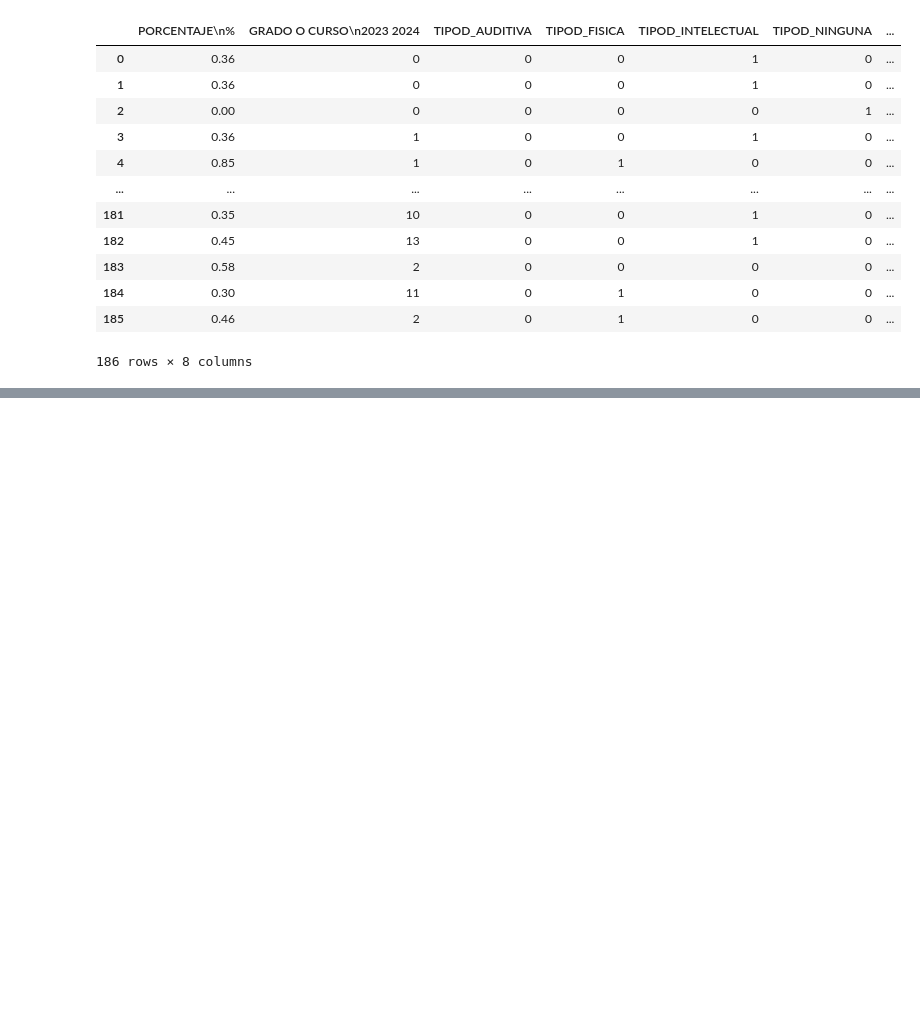
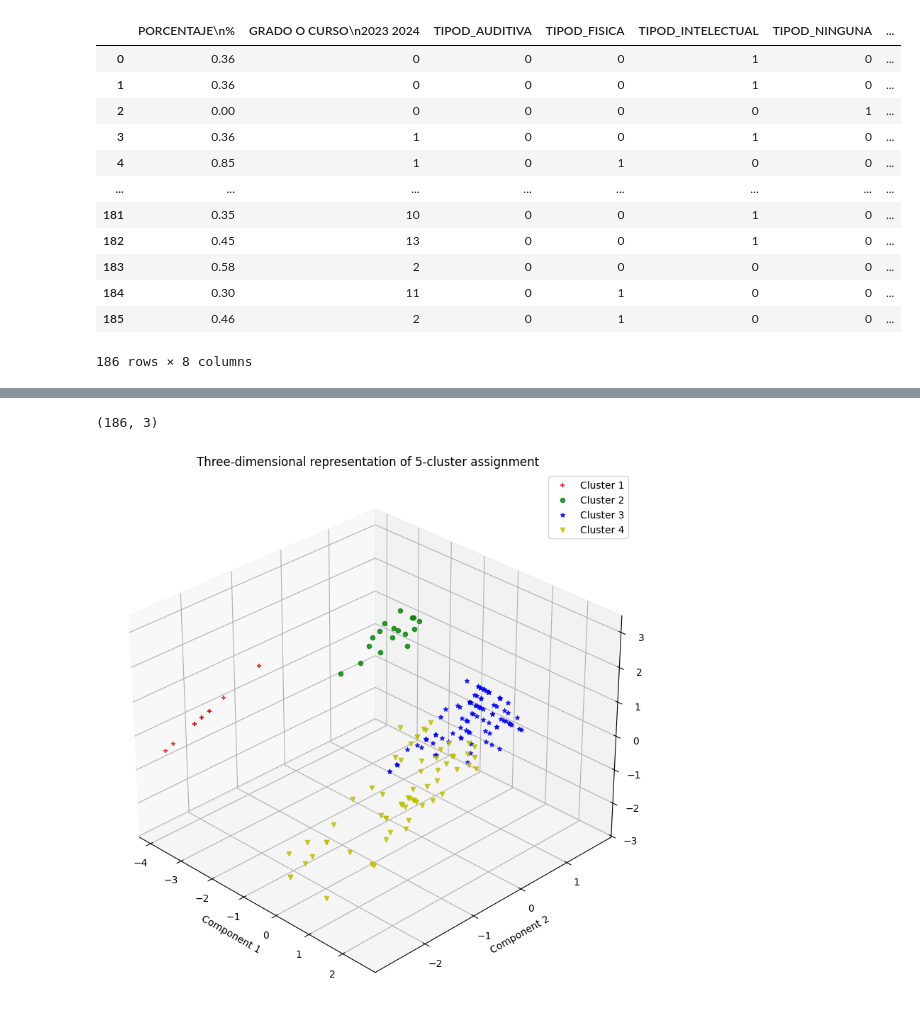
Before and after one commit to edgarMuno/DISCAPACIDADCLUSTERS, a Jupyter notebook: Vinculacion/SubConjuntoVariablesCluster.ipynb, the cells around one changed output, grey strips where cells are left out. Cells and saved outputs as stored; diff of their text form; code cells hidden in the pictures; blank space fills up the shorter version.

```diff
--- a/Vinculacion/SubConjuntoVariablesCluster.ipynb
+++ b/Vinculacion/SubConjuntoVariablesCluster.ipynb
@@ -37,0 +211,38 @@ plt.show(block=True)
+# %%
+pca_means2_3d = PCA(n_components=3).fit(df2_z_copy.iloc[:,:8])
+pca_3d_means2 = pca_means2_3d.transform(df2_z_copy.iloc[:,:8])
+pca_3d_means2.shape
+# %% [output]
+(186, 3)
+# %%
+from matplotlib import pyplot as plt
+from mpl_toolkits.mplot3d import Axes3D
+# from mpl_toolkits.mplot3d import proj3d
+
+fig = plt.figure(figsize=(12,8))
+ax = fig.add_subplot(111, projection='3d')
+
+for i in range(0, pca_3d_means2.shape[0]):
+    if df2_z_copy.cluster[i] == 0:
+        c1 = ax.scatter(pca_3d_means2[i,0], pca_3d_means2[i,1], pca_3d_means2[i,2], color='r', marker='+', alpha = 0.8)
+    elif df2_z_copy.cluster[i] == 1:
+        c2 = ax.scatter(pca_3d_means2[i,0], pca_3d_means2[i,1], pca_3d_means2[i,2], color='g', marker='o', alpha = 0.8)
+    elif df2_z_copy.cluster[i] == 2:
+        c3 = ax.scatter(pca_3d_means2[i,0], pca_3d_means2[i,1], pca_3d_means2[i,2], color='b', marker='*', alpha = 0.8)
+    elif df2_z_copy.cluster[i] == 3:
+        c4 = ax.scatter(pca_3d_means2[i,0], pca_3d_means2[i,1], pca_3d_means2[i,2], color='y', marker='v', alpha = 0.8)
+
+   # elif df2_z_copy.cluster[i] == 4:
+    #    c5 = ax.scatter(pca_3d_means2[i,0], pca_3d_means2[i,1], pca_3d_means2[i,2], color='c', marker='s', alpha = 0.8)
+   # elif df2_z_copy.cluster[i] == 5:
+     #   c6 = ax.scatter(pca_3d_means2[i,0], pca_3d_means2[i,1], pca_3d_means2[i,2], color='k', marker='p', alpha = 0.8)
+plt.legend([c1, c2, c3, c4], ['Cluster 1', 'Cluster 2', 'Cluster 3', 'Cluster 4'])
+ax.set_title('Three-dimensional representation of 5-cluster assignment')
+ax.set_xlabel('Component 1')
+ax.set_ylabel('Component 2')
+ax.set_zlabel('Component 3')
+for i in range(0, 360, 45):
+    ax.view_init(None, i)
+    plt.tight_layout()
+# %% [output]
+[figure, added]
```
Also changed, not shown: parts of 23 cells of this notebook, 1 other file.
